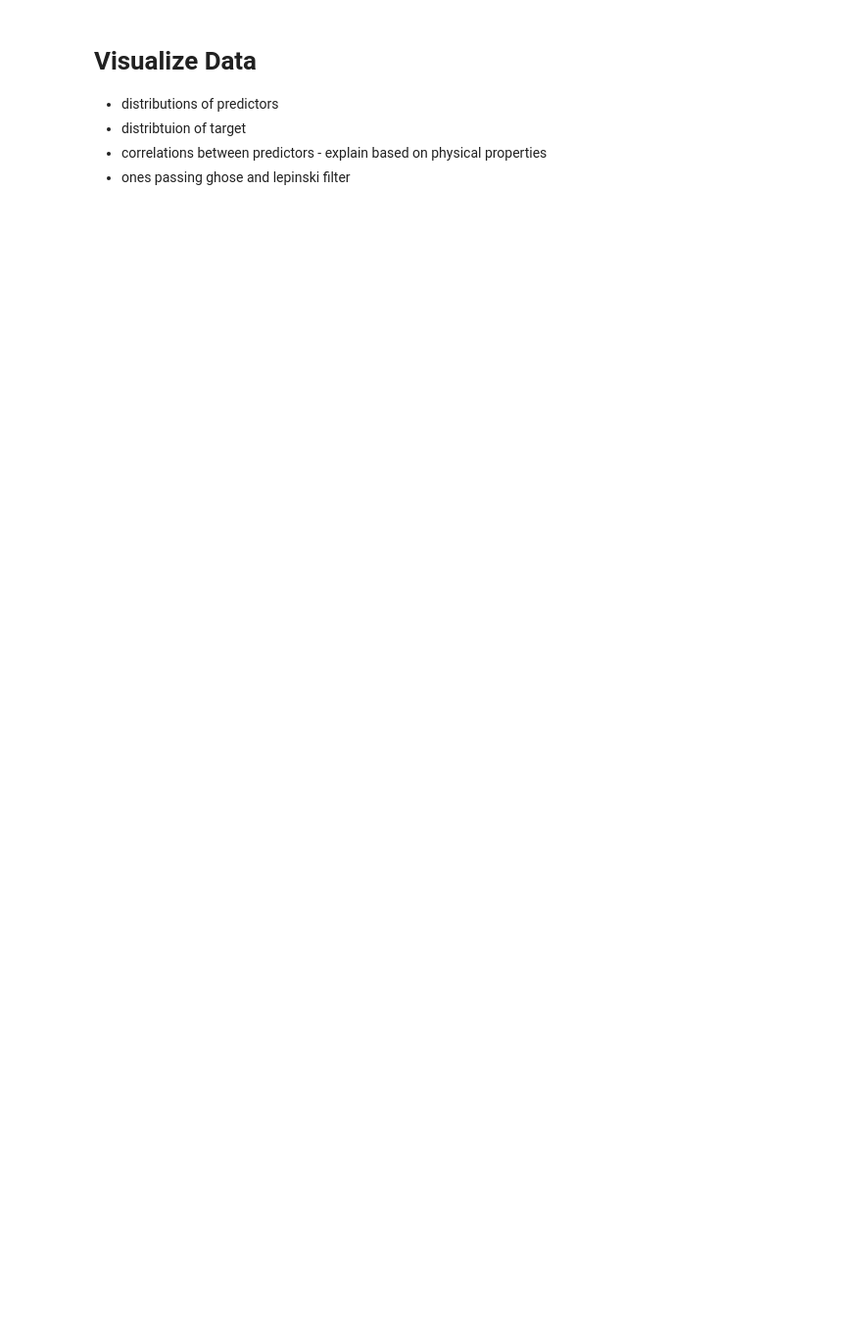
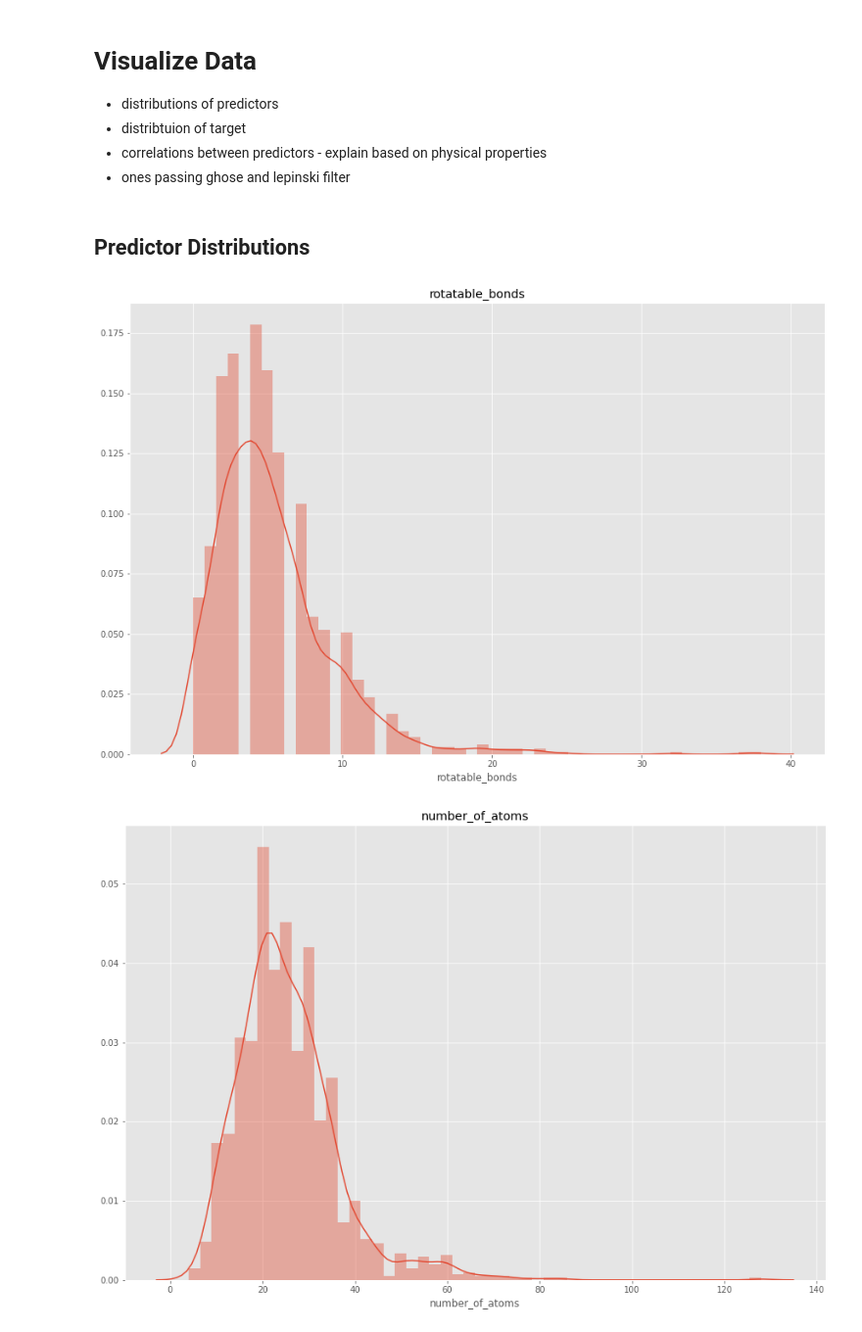
Before and after one commit to ethankim00/CovidDrugDiscovery, a Jupyter notebook: DataExplorationAndProcessing.ipynb, the cells around one changed output. Shown at 98% size. Cells and saved outputs as stored; diff of their text form; code cells hidden in the pictures; blank space fills up the shorter version.

```diff
--- a/DataExplorationAndProcessing.ipynb
+++ b/DataExplorationAndProcessing.ipynb
@@ -54,8 +54,14 @@ data.head()
 ## Convert SMILES Data
 # %%
 molecules = []
+success = []
 for smile in data['Smiles']:
     try:
         molecules.append(Chem.MolFromSmiles(smile))
+        success.append(True)
     except:
-        pass
+        success.append(False)
+# %%
+# keep data where molecule procesing is successful
+data = data[success]
+data = data.reset_index()
@@ -78,3 +100,5 @@ def lipinski(molecules, verbose=False):
     lipinski_ = {"MW": Descriptors.MolWt,"LogP": Descriptors.MolLogP,"NumHDonors": Lipinski.NumHDonors,"NumHAcceptors": Lipinski.NumHAcceptors}
     result = [{item[0]: item[1](molecule) for item in lipinski_.items()} for molecule in molecules]
     return pd.DataFrame(result)
+
+lipinski_df = lipinski(molecules)
@@ -135,5 +159,8 @@ def molecular_properties(molecules, verbose = False):
                  'formal_charge': Chem.rdmolops.GetFormalCharge, 'heavy_atoms': Chem.rdchem.Mol.GetNumHeavyAtoms,
                   'num_of_rings' :Chem.rdMolDescriptors.CalcNumRings}
     result = [{prop[0]: prop[1](molecule) for prop in properties.items()} for molecule in molecules]
+    return pd.DataFrame(result)
 
-    return pd.DataFrame(result)
+property_df = molecular_properties(molecules)
+# Combine data
+data = pd.concat([data, lipinski_df, property_df], axis = 1)
@@ -175,3 +170,18 @@ data
 - distribtuion of target
 - correlations between predictors - explain based on physical properties
 - ones passing ghose and lepinski filter
+# %% [markdown]
+## Predictor Distributions
+# %%
+# List of predictors
+predictors = ['rotatable_bonds', 'number_of_atoms', 'molar_refractivity','SA_mapping', 'formal_charge', 'heavy_atoms','num_of_rings', 'MW', 'LogP', 'NumHDonors', 'NumHAcceptors']
+for predictor in predictors:
+    try:
+        fig, ax = plt.subplots(1, 1, figsize = (15, 10))
+        ax.set_title(predictor)
+        sns.distplot(data[predictor], ax = ax)
+    except:
+        pass
+# %% [output]
+[figure, added]
+[figure, added]
```
Also changed, not shown: parts of 35 cells of this notebook, 3 other files.
